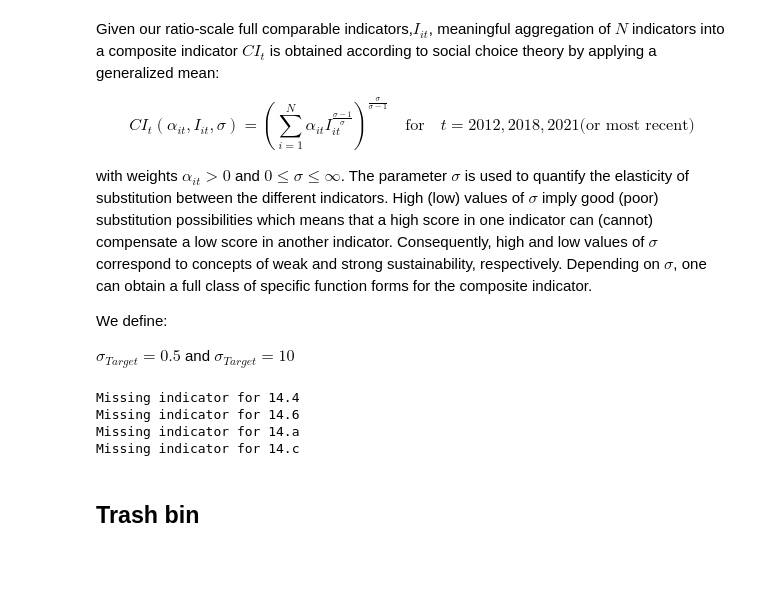
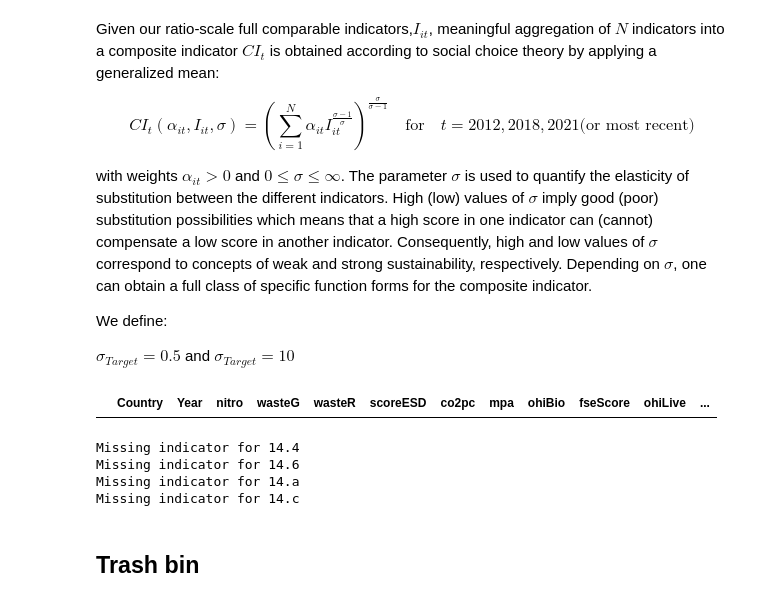
Before and after one commit to isaldiviagonzatti/sdg14, a Jupyter notebook: code/exploreSDG14.ipynb, the cells around one changed output. Saved outputs shown, nothing was run; the diff lists cells and outputs as text; code cells hidden in the pictures; blank space fills up the shorter version.

```diff
--- a/code/exploreSDG14.ipynb
+++ b/code/exploreSDG14.ipynb
@@ -1846,40 +1830,41 @@ df = pd.concat(dictIndicators.values(), axis=1, join="outer")
 df = df.reset_index().sort_values(["Country", "Year"])
 df = df[df.Year.isin(list(range(2012, 2022)))]
 df = df.groupby(["Country"], group_keys=False).apply(lambda x: x.ffill().bfill())
-
+df[df.Country == "Gibraltar"]
 indicatorsL = {
     "plastic": ["wasteG", "wasteR"],
     "14.1": ["nitro", "plastic"],
     # '14.2':[''],
     "14.3": ["scoreESD", "co2pc"],
     "14.4": ["mortality", "biomass"],
     "14.5": ["mpa", "ohiBio"],
     "14.6": ["fseScore", "tacCatch"],
     "14.7": ["ohiLive", "ohiTour"],
     "14.a": ["oResearch", "sadTac"],
     "14.b": ["ohiArt", "threatened"],
     "14.c": ["imoRatedf", "msfd"],
 }
 
 
 # calculate the indicator for each target. sigma=10 is the default value
 def compositeInd(ind1, ind2, alpha=0.5, sigma=10):
     for i in range(0, 2):
         composite = (
             (alpha * ind1 ** ((sigma - 1) / sigma))
             + ((1 - alpha) * ind2 ** ((sigma - 1) / sigma))
         ) ** (sigma / (sigma - 1))
         return composite
 
 
 for target, indicators in indicatorsL.items():
     try:
         df[target] = compositeInd(df[indicators[0]], df[indicators[1]])
     except KeyError:
         print("Missing indicator for", target)
 
 df.to_csv("../output/indicators.csv")
 # %% [output]
+|  | Country | Year | nitro | wasteG | wasteR | scoreESD | co2pc | mpa | ohiBio | fseScore | ohiLive | ... |
 Missing indicator for 14.4
 Missing indicator for 14.6
 Missing indicator for 14.a
```
Also changed, not shown: parts of 1 cell of this notebook, 2 other files.
